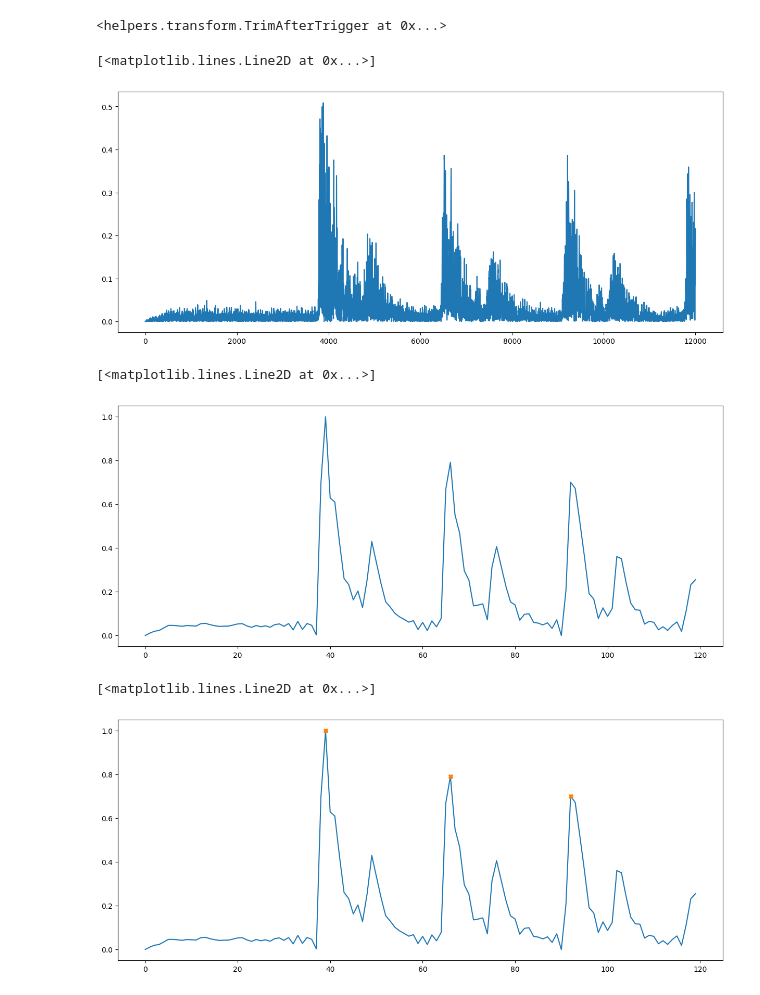
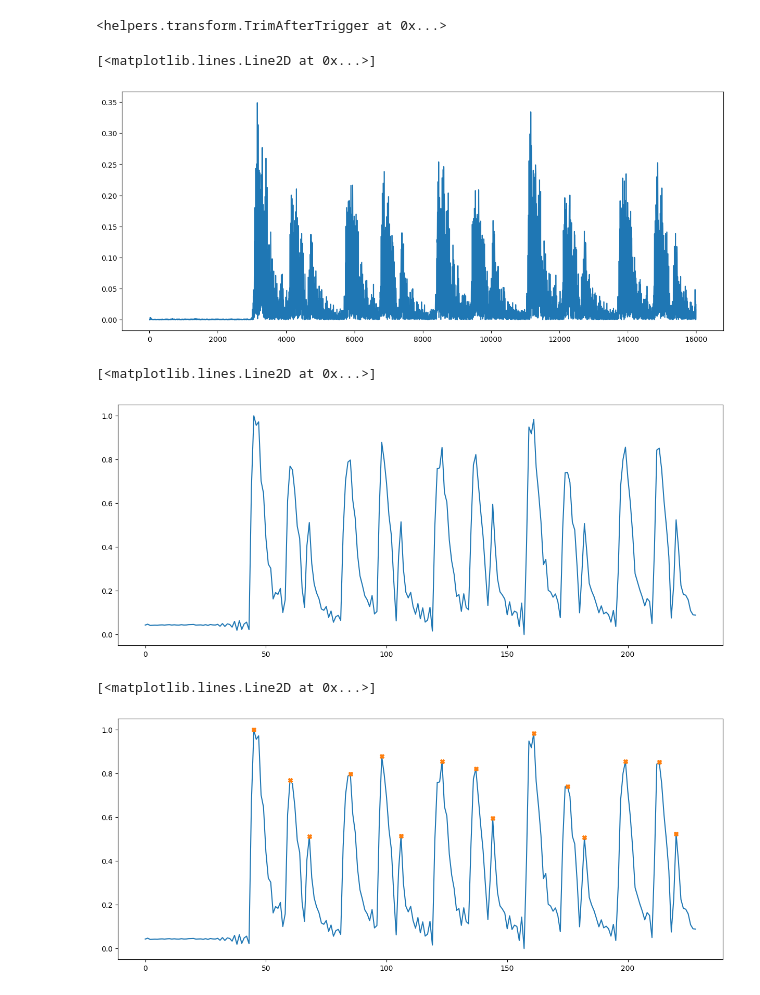
Before and after one commit to Afroefras/coratech, a Jupyter notebook: notebooks/SAM/sam_mobile.ipynb, the cells around one changed output. Drawn from its saved outputs; the diff is of its cells as text; code cells hidden in the pictures.

```diff
--- a/notebooks/SAM/sam_mobile.ipynb
+++ b/notebooks/SAM/sam_mobile.ipynb
@@ -8,8 +9,7 @@ from helpers.path_utils import get_base_dir
 from helpers.transform import TrimAfterTrigger, min_max_scale
 from helpers.plot import plot_wavelet_spectrogram, plot_audio_fft
 # %%
-AUDIO_NAME = "SAM-Normal Heart Sounds 90 BPM.wav"
-
+AUDIO_NAME = "SAM-Third Heart Sound.wav"
 audio_dir = get_base_dir().joinpath("data", "mobile", "SAM", AUDIO_NAME)
 
 audio, sample_rate = torchaudio.load(str(audio_dir))
@@ -40,8 +40,12 @@ Sample rate:  4000
 # %% [markdown]
 # Snippet to detect hearbeats
 # %%
-SNIPPET_SECS = 3
-cut_on = SNIPPET_SECS * sample_rate
-snippet = audio[:, :cut_on].clone()
+SNIPPET_STARTS = 0
+SNIPPET_ENDS = 4
+
+cut_starts = int(SNIPPET_STARTS * sample_rate)
+cut_ends = int(SNIPPET_ENDS * sample_rate)
+
+snippet = audio[:, cut_starts:cut_ends].clone()
 audio.shape, snippet.shape
 # %% [output]
@@ -63,15 +67,19 @@ tat = TrimAfterTrigger()
 tat
 # %% [output]
 <helpers.transform.TrimAfterTrigger at 0x...>
+# %%
+from helpers.transform import apply_bandpass_filter
+
+snippet = apply_bandpass_filter(snippet, sample_rate, low_freq=0, high_freq=100)
 # %%
 abs_snippet = tat.audio_to_abs(snippet)
 plt.figure(figsize=(15, 6))
 plt.plot(abs_snippet.squeeze())
 # %% [output]
 [<matplotlib.lines.Line2D at 0x...>]
-[figure, old version]
+[figure, new version]
 # %%
-DOWNSAMPLE_FACTOR = 100
+DOWNSAMPLE_FACTOR = 70
 downsampled = tat.downsample_audio(abs_snippet, DOWNSAMPLE_FACTOR).copy()
 scaled = tat.scale_audio(Tensor(downsampled), scaler=min_max_scale).squeeze()
 
@@ -79,18 +87,18 @@ plt.figure(figsize=(15, 6))
 plt.plot(scaled.squeeze())
 # %% [output]
 [<matplotlib.lines.Line2D at 0x...>]
-[figure, old version]
+[figure, new version]
 # %%
-PEAKS_HEIGHT = 0.7
-PEAKS_PROMINENCE = 0.0001
+PEAKS_HEIGHT = np.percentile(scaled, 60)
+PEAKS_PROMINENCE = 0.15
 
 peaks, _ = find_peaks(scaled, height=PEAKS_HEIGHT, prominence=PEAKS_PROMINENCE)
 
 plt.figure(figsize=(15, 6))
 plt.plot(scaled)
 plt.plot(peaks, scaled[peaks], "X")
 # %% [output]
 [<matplotlib.lines.Line2D at 0x...>]
-[figure, old version]
+[figure, new version]
 # %%
 upsampled_peaks = peaks * DOWNSAMPLE_FACTOR
```
Also changed, not shown: parts of 6 cells of this notebook, 6 other files.
